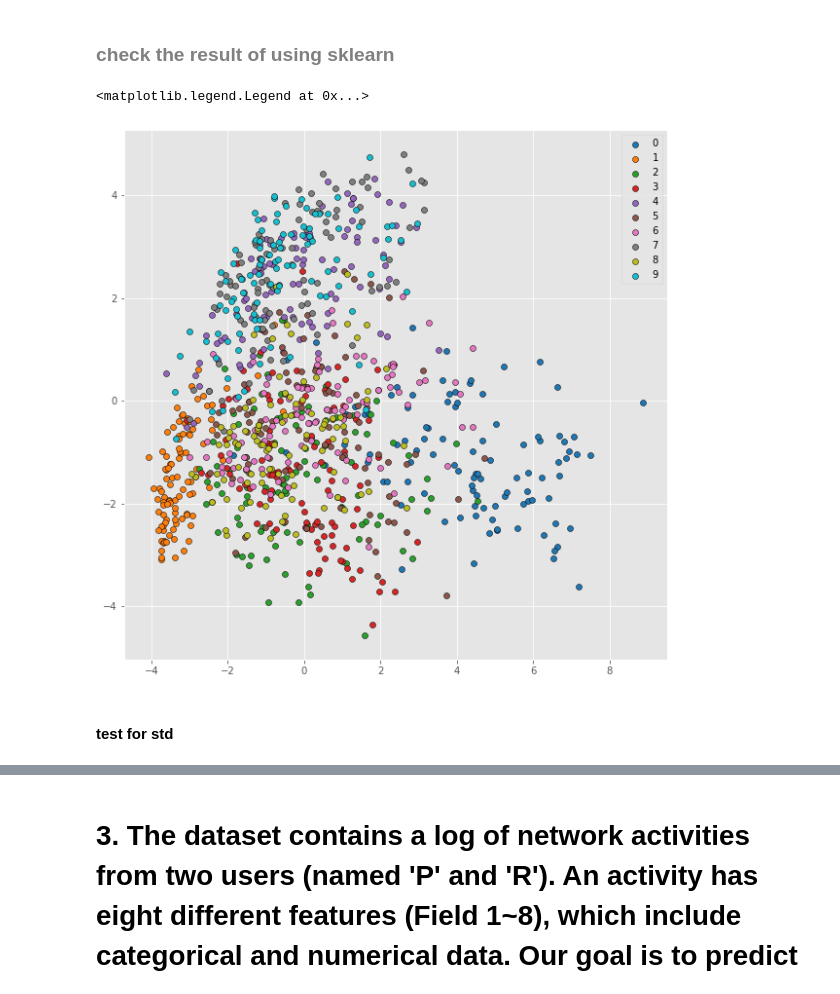
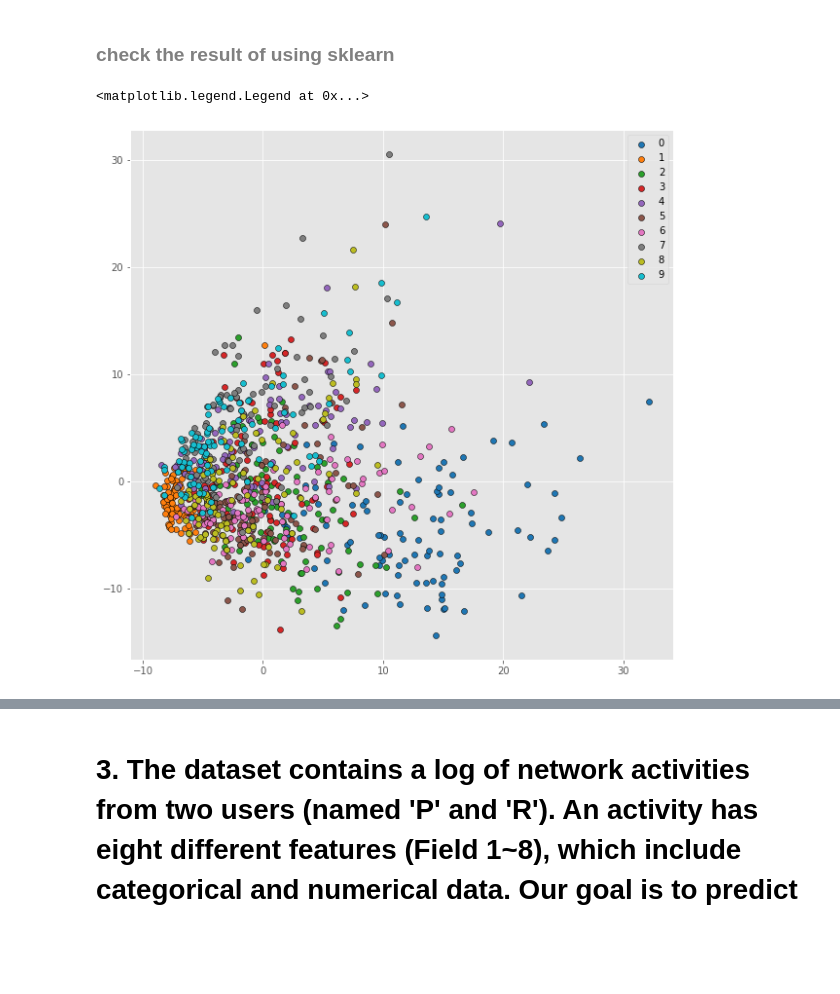
Before and after one commit to theabc50111/nccu_cs_hw, a Jupyter notebook: DeepLearning_HW/hw2/110753201_hw2_資科碩一曹昱維.ipynb, the cells around one changed output, grey strips where cells are left out. Drawn from its saved outputs; the diff is of its cells as text; code cells hidden in the pictures; blank space fills up the shorter version.

```diff
--- a/DeepLearning_HW/hw2/110753201_hw2_資科碩一曹昱維.ipynb
+++ b/DeepLearning_HW/hw2/110753201_hw2_資科碩一曹昱維.ipynb
@@ -149,10 +147,10 @@ x_train_cm = np.divide(x_train - x_train.mean(axis=0), x_train.std(axis=0), out
 # x_train_cm = x_train - x_train.mean(axis=0)
 cov_mat = x_train_cm.transpose().dot(x_train_cm)
 eig_val, eig_vector = np.linalg.eig(cov_mat)
-eig_val = eig_val[np.argsort(eig_val)[::-1]]
-eig_vector = eig_vector[np.argsort(eig_val)[::-1]]
+sort_ind = np.argsort(eig_val)[::-1]
+eig_val = eig_val[sort_ind]
+eig_vector = eig_vector[:,sort_ind]
 display(eig_val[:5], eig_vector[:,:5])
-print(eig_val[:5].shape, eig_vector[:,:5].shape)
 # %% [output]
 array([41206.996, 31398.426, 26846.172, 21155.69 , 18570.508],
       dtype=float32)
@@ -168,14 +165,14 @@ array([[0., 0., 0., 0., 0.],
 ## 2.3. Please project the 1000 randomly chosen images with 784 dimensions to two dimensions using PCA. Please use different colors or shapes to depict different digits on the plot with a legend.
 # %%
 pca_trans_mat = eig_vector[:,:2]
-tmp = x_train.dot(pca_trans_mat)
+tmp = np.dot(x_train,pca_trans_mat)
 
 # Plot the training points
 plt.figure(1, figsize=(10, 10))
 plt.clf()
 colors = ['tab:blue','tab:orange','tab:green','tab:red','tab:purple','tab:brown','tab:pink','tab:gray','tab:olive','tab:cyan']
 for i in range(10):
-    plt.scatter(tmp[i*100:(i+1)*100, 0], tmp[i*100:(i+1)*100, 1], c=colors[i], edgecolor="k", label=f'{i}')
+    plt.scatter(-1*tmp[i*100:(i+1)*100, 0], -1*tmp[i*100:(i+1)*100, 1], c=colors[i], edgecolor="k", label=f'{i}')
 plt.legend()
 # %% [output]
 <matplotlib.legend.Legend at 0x...>
@@ -185,22 +182,20 @@ plt.legend()
 # %%
 from sklearn.decomposition import PCA
 from sklearn.preprocessing import StandardScaler
 
-x_train_cm = x_train.reshape(-1,784)
+# x_train_cm = x_train.reshape(-1,784)
 # x_train_cm = StandardScaler().fit_transform(x_train)
 
 model = PCA(n_components=2)
 tmp = model.fit_transform(x_train_cm)
 
 # Plot the training points
 plt.figure(1, figsize=(10, 10))
 plt.clf()
 colors = ['tab:blue','tab:orange','tab:green','tab:red','tab:purple','tab:brown','tab:pink','tab:gray','tab:olive','tab:cyan']
 for i in range(10):
     plt.scatter(tmp[i*100:(i+1)*100, 0], tmp[i*100:(i+1)*100, 1], c=colors[i], edgecolor="k", label=f'{i}')
 plt.legend()
 # %% [output]
 <matplotlib.legend.Legend at 0x...>
-[figure, old version]
+[figure, new version]
-# %% [markdown]
-#### test for std
```
Also changed, not shown: parts of 6 cells of this notebook.
